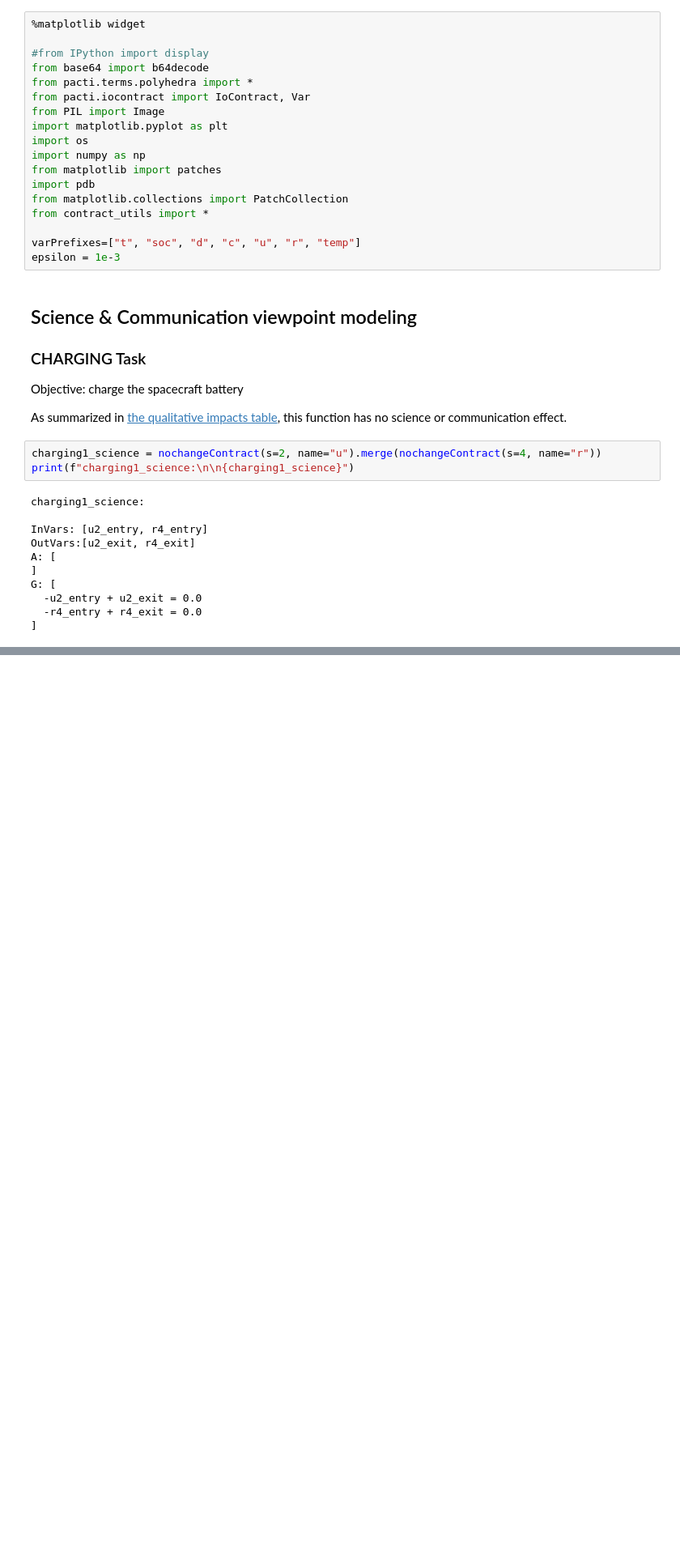
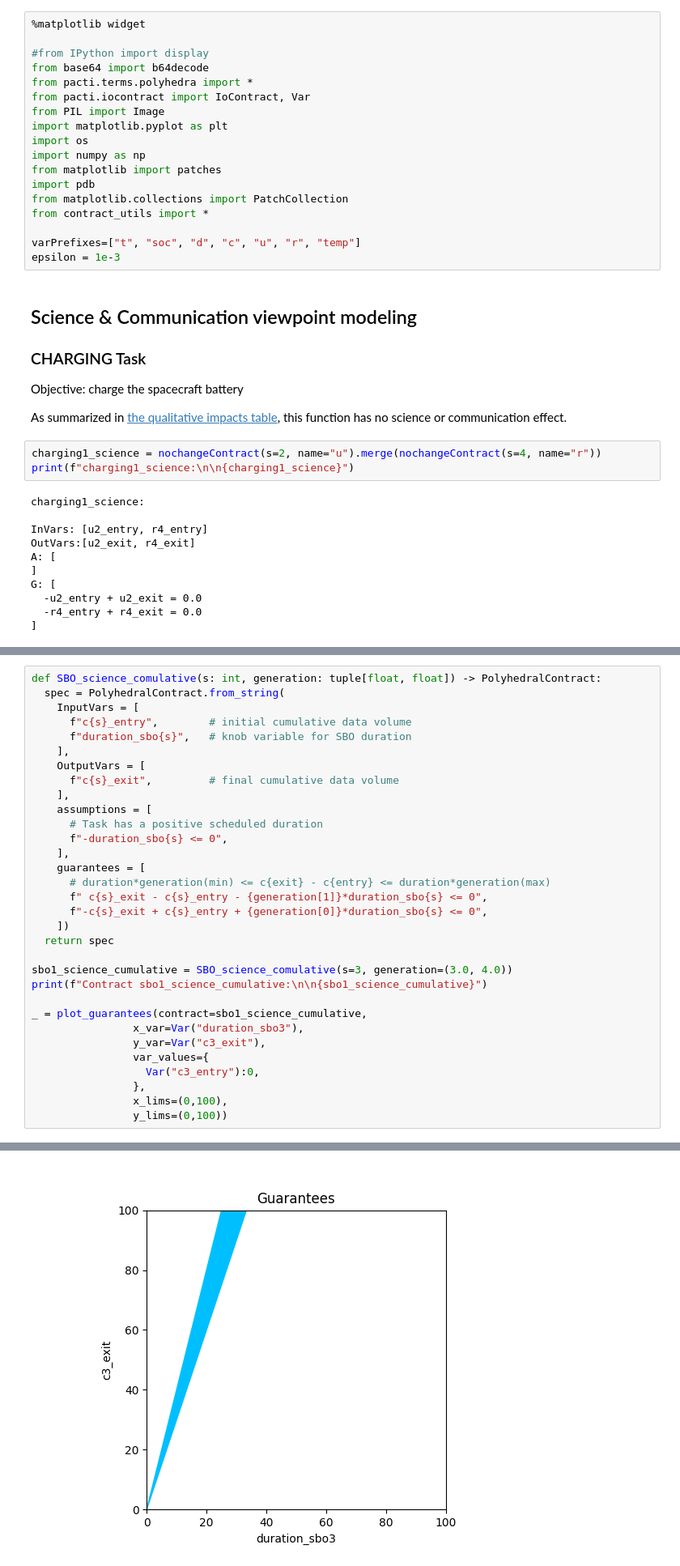
Before and after one commit to pacti-org/pacti, a Jupyter notebook: case_studies/space_mission/space_mission_science.ipynb, the cells around one changed output, grey strips where cells are left out. Shown at 81% size. Drawn from its saved outputs; the diff is of its cells as text; blank space fills up the shorter version.

```diff
--- a/case_studies/space_mission/space_mission_science.ipynb
+++ b/case_studies/space_mission/space_mission_science.ipynb
@@ -103,0 +201,33 @@ G: [
+# %%
+def SBO_science_comulative(s: int, generation: tuple[float, float]) -> PolyhedralContract:
+  spec = PolyhedralContract.from_string(
+    InputVars = [
+      f"c{s}_entry",        # initial cumulative data volume
+      f"duration_sbo{s}",   # knob variable for SBO duration
+    ],
+    OutputVars = [
+      f"c{s}_exit",         # final cumulative data volume
+    ],
+    assumptions = [
+      # Task has a positive scheduled duration
+      f"-duration_sbo{s} <= 0",
+    ],
+    guarantees = [
+      # duration*generation(min) <= c{exit} - c{entry} <= duration*generation(max)
+      f" c{s}_exit - c{s}_entry - {generation[1]}*duration_sbo{s} <= 0",
+      f"-c{s}_exit + c{s}_entry + {generation[0]}*duration_sbo{s} <= 0",
+    ])
+  return spec
+
+sbo1_science_cumulative = SBO_science_comulative(s=3, generation=(3.0, 4.0))
+print(f"Contract sbo1_science_cumulative:\n\n{sbo1_science_cumulative}")
+
+_ = plot_guarantees(contract=sbo1_science_cumulative,
+                x_var=Var("duration_sbo3"),
+                y_var=Var("c3_exit"),
+                var_values={
+                  Var("c3_entry"):0,
+                },
+                x_lims=(0,100),
+                y_lims=(0,100))
+# %% [output]
@@ -103,0 +245 @@ G: [
+[figure, added]
```
Also changed, not shown: parts of 8 cells of this notebook, 2 other files.
